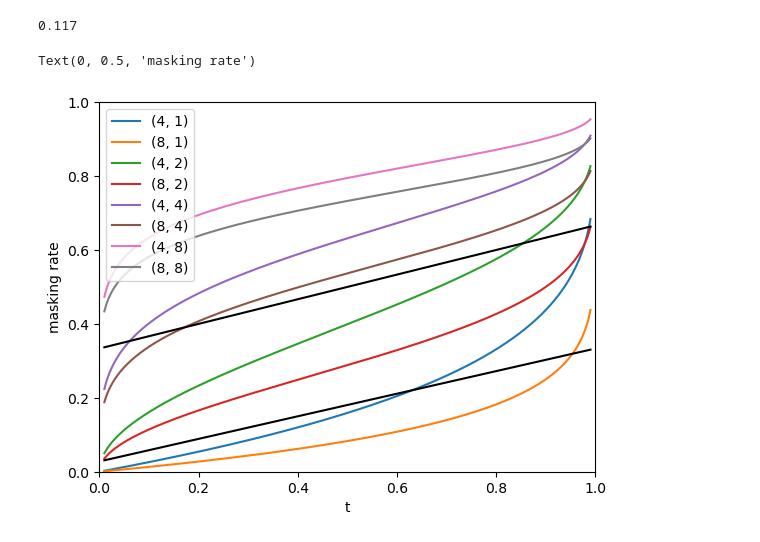
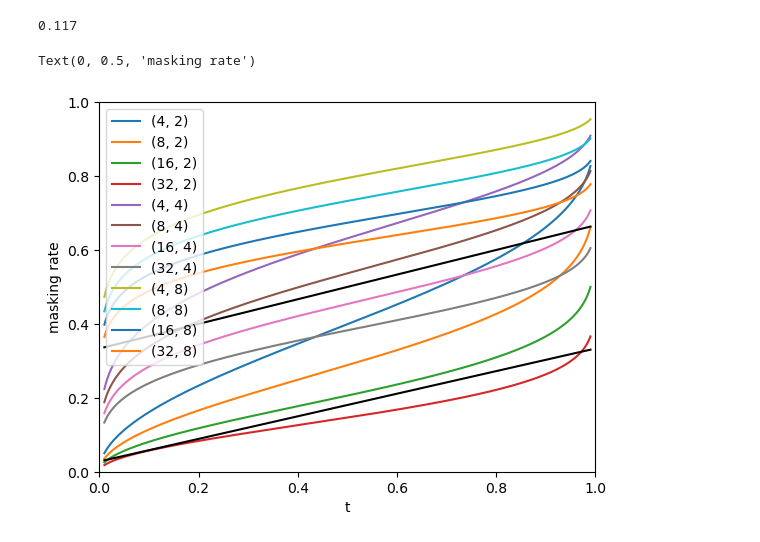
Before and after one commit to jthuemmel/thesis, a Jupyter notebook: simplify.ipynb, the cells around one changed output. Drawn from its saved outputs; the diff is of its cells as text; code cells hidden in the pictures.

```diff
--- a/simplify.ipynb
+++ b/simplify.ipynb
@@ -265,7 +265,7 @@ Text(0, 0.5, 'pct')
 # %%
 eps = 1e-2
 u = torch.linspace(eps, 1 - eps,101)
-c1 = 1
+c1 = 2
 c0 = 4
 
 k_min = 1
@@ -317,24 +317,24 @@ Text(0, 0.5, 'masking rate')
 0.117
 # %%
 u = torch.linspace(1e-2,1 - 1e-2,1000)
-a1 = [1, 2, 4, 8]
-a0 = [4, 8]
+a1 = [2, 4, 8]
+a0 = [4, 8, 16, 32]
 for c1, c0 in itertools.product(a1, a0):
     km = StableKumaraswamy(c1=c1, c0=c0)
     plt.plot(u, km.quantile(u), label = f'{c0, c1}')
 
 r_tgt = 768/2304 + (1536/2304 - 768/2304) * u
 r_src = 64/2304 + (768/2304 - 64/2304) * u
 plt.plot(u, r_tgt, c = "black")
 plt.plot(u, r_src, c = "black")
 plt.ylim(0,1)
 plt.xlim(0,1)
 plt.legend()
 plt.xlabel('t')
 plt.ylabel('masking rate')
 # %% [output]
 Text(0, 0.5, 'masking rate')
-[figure, old version]
+[figure, new version]
 # %%
 1 / (world.token_sizes['t'] * 1 * 2.5)
 # %% [output]
```
Also changed, not shown: parts of 4 cells of this notebook, 5 other files.
